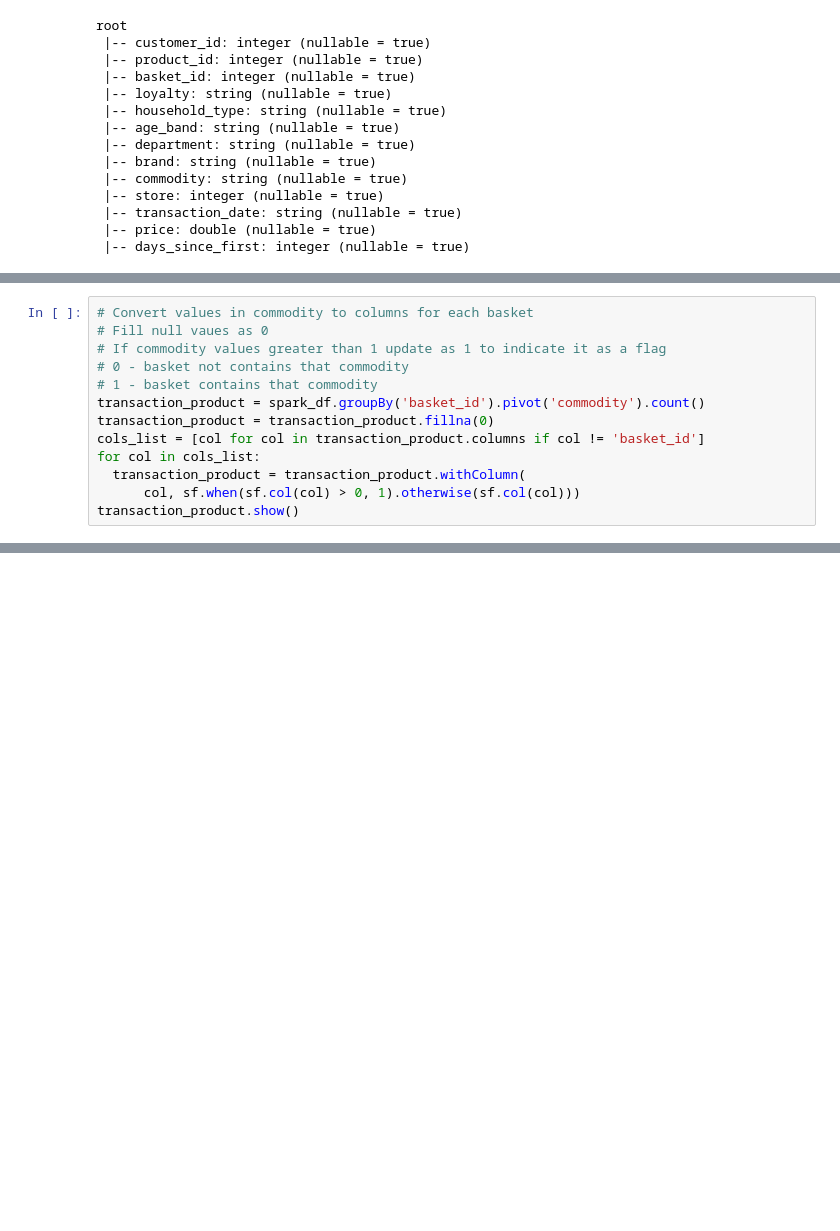
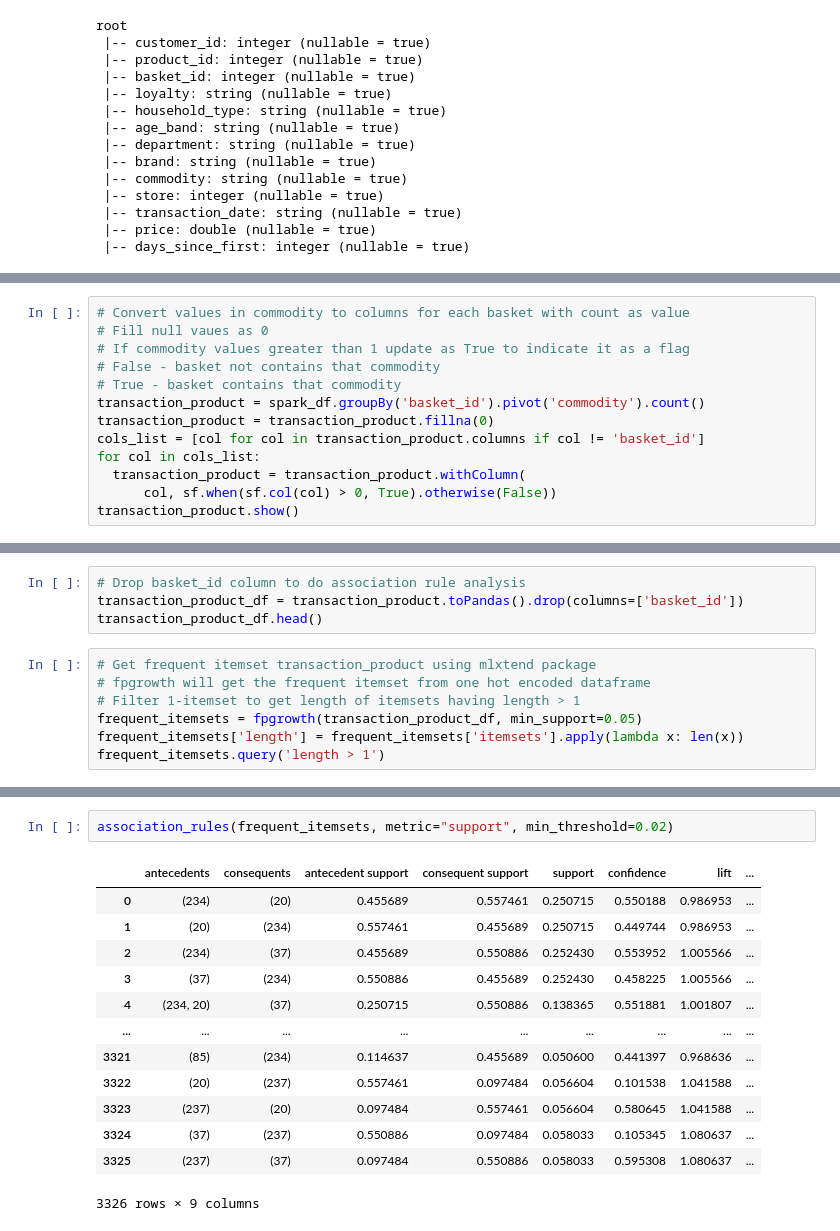
Before and after one commit to praveenkumarbalakrishnan/tasks, a Jupyter notebook: SIG742Task2.ipynb, the cells around one changed output, grey strips where cells are left out. Saved outputs shown, nothing was run; the diff lists cells and outputs as text; blank space fills up the shorter version.

```diff
--- a/SIG742Task2.ipynb
+++ b/SIG742Task2.ipynb
@@ -492,17 +500,17 @@ avg_tot_price_cust_df.show()
 +-----------+-----------------------+
 only showing top 20 rows
 # %%
-# Convert values in commodity to columns for each basket
+# Convert values in commodity to columns for each basket with count as value
 # Fill null vaues as 0
-# If commodity values greater than 1 update as 1 to indicate it as a flag
-# 0 - basket not contains that commodity
-# 1 - basket contains that commodity
+# If commodity values greater than 1 update as True to indicate it as a flag
+# False - basket not contains that commodity
+# True - basket contains that commodity
 transaction_product = spark_df.groupBy('basket_id').pivot('commodity').count()
 transaction_product = transaction_product.fillna(0)
 cols_list = [col for col in transaction_product.columns if col != 'basket_id']
 for col in cols_list:
   transaction_product = transaction_product.withColumn(
-      col, sf.when(sf.col(col) > 0, 1).otherwise(sf.col(col)))
+      col, sf.when(sf.col(col) > 0, True).otherwise(False))
 transaction_product.show()
 # %% [output]
 +---------+--------+----------+--------+-------+------+--------------------+-------------------+----------+--------+-----+----------+----------------------+-----------------+------------------+------+ ...
@@ -524,0 +642,11 @@ only showing top 20 rows
+# %%
+# Drop basket_id column to do association rule analysis
+transaction_product_df = transaction_product.toPandas().drop(columns=['basket_id'])
+transaction_product_df.head()
+# %%
+# Get frequent itemset transaction_product using mlxtend package
+# fpgrowth will get the frequent itemset from one hot encoded dataframe
+# Filter 1-itemset to get length of itemsets having length > 1
+frequent_itemsets = fpgrowth(transaction_product_df, min_support=0.05)
+frequent_itemsets['length'] = frequent_itemsets['itemsets'].apply(lambda x: len(x))
+frequent_itemsets.query('length > 1')
@@ -524,0 +667,16 @@ only showing top 20 rows
+# %%
+association_rules(frequent_itemsets, metric="support", min_threshold=0.02)
+# %% [output]
+|  | antecedents | consequents | antecedent support | consequent support | support | confidence | lift | ... |
+| 0 | (234) | (20) | 0.455689 | 0.557461 | 0.250715 | 0.550188 | 0.986953 | ... |
+| 1 | (20) | (234) | 0.557461 | 0.455689 | 0.250715 | 0.449744 | 0.986953 | ... |
+| 2 | (234) | (37) | 0.455689 | 0.550886 | 0.252430 | 0.553952 | 1.005566 | ... |
+| 3 | (37) | (234) | 0.550886 | 0.455689 | 0.252430 | 0.458225 | 1.005566 | ... |
+| 4 | (234, 20) | (37) | 0.250715 | 0.550886 | 0.138365 | 0.551881 | 1.001807 | ... |
+| ... | ... | ... | ... | ... | ... | ... | ... | ... |
+| 3321 | (85) | (234) | 0.114637 | 0.455689 | 0.050600 | 0.441397 | 0.968636 | ... |
+| 3322 | (20) | (237) | 0.557461 | 0.097484 | 0.056604 | 0.101538 | 1.041588 | ... |
+| 3323 | (237) | (20) | 0.097484 | 0.557461 | 0.056604 | 0.580645 | 1.041588 | ... |
+| 3324 | (37) | (237) | 0.550886 | 0.097484 | 0.058033 | 0.105345 | 1.080637 | ... |
+| 3325 | (237) | (37) | 0.097484 | 0.550886 | 0.058033 | 0.595308 | 1.080637 | ... |
+3326 rows × 9 columns
```
Also changed, not shown: parts of 22 cells of this notebook.
